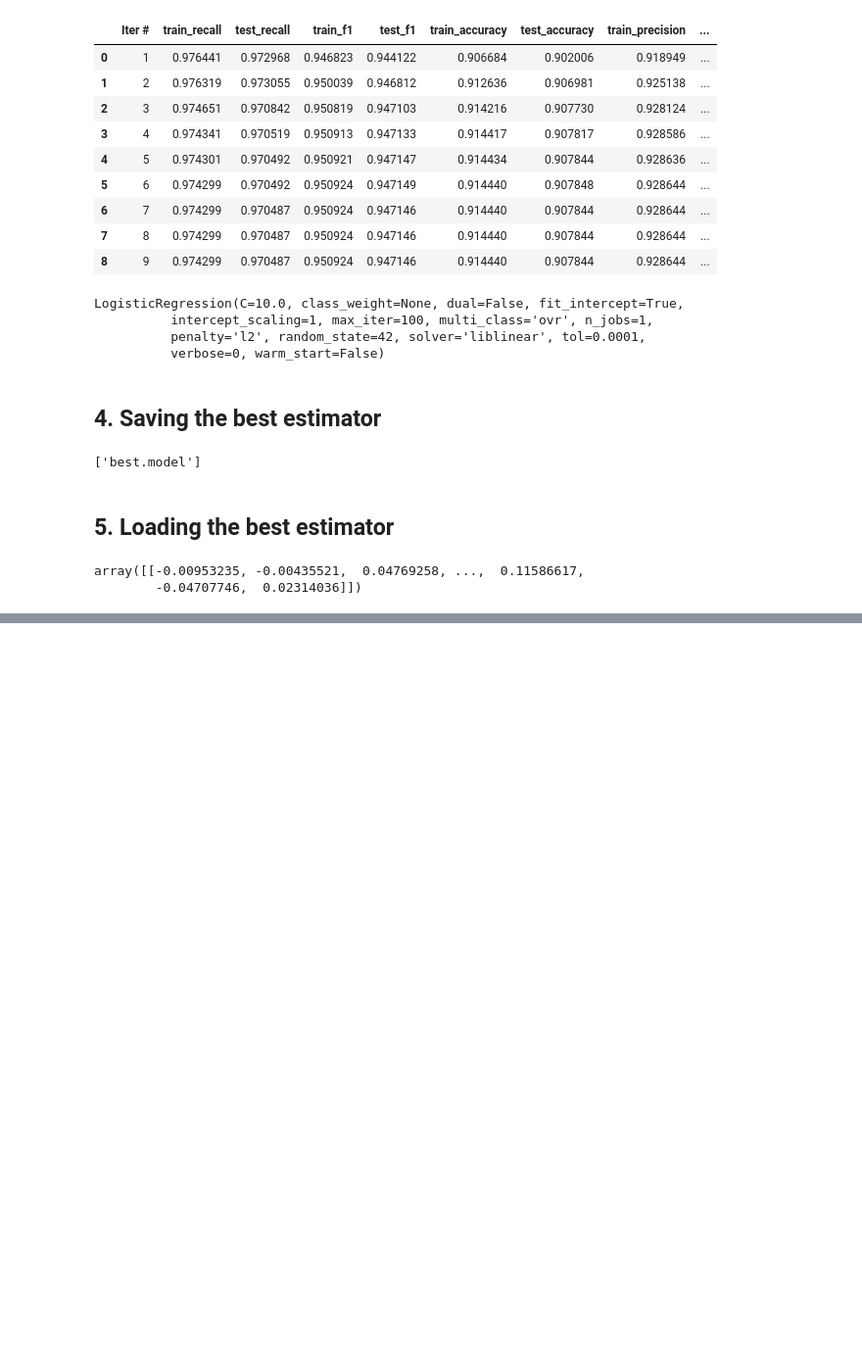
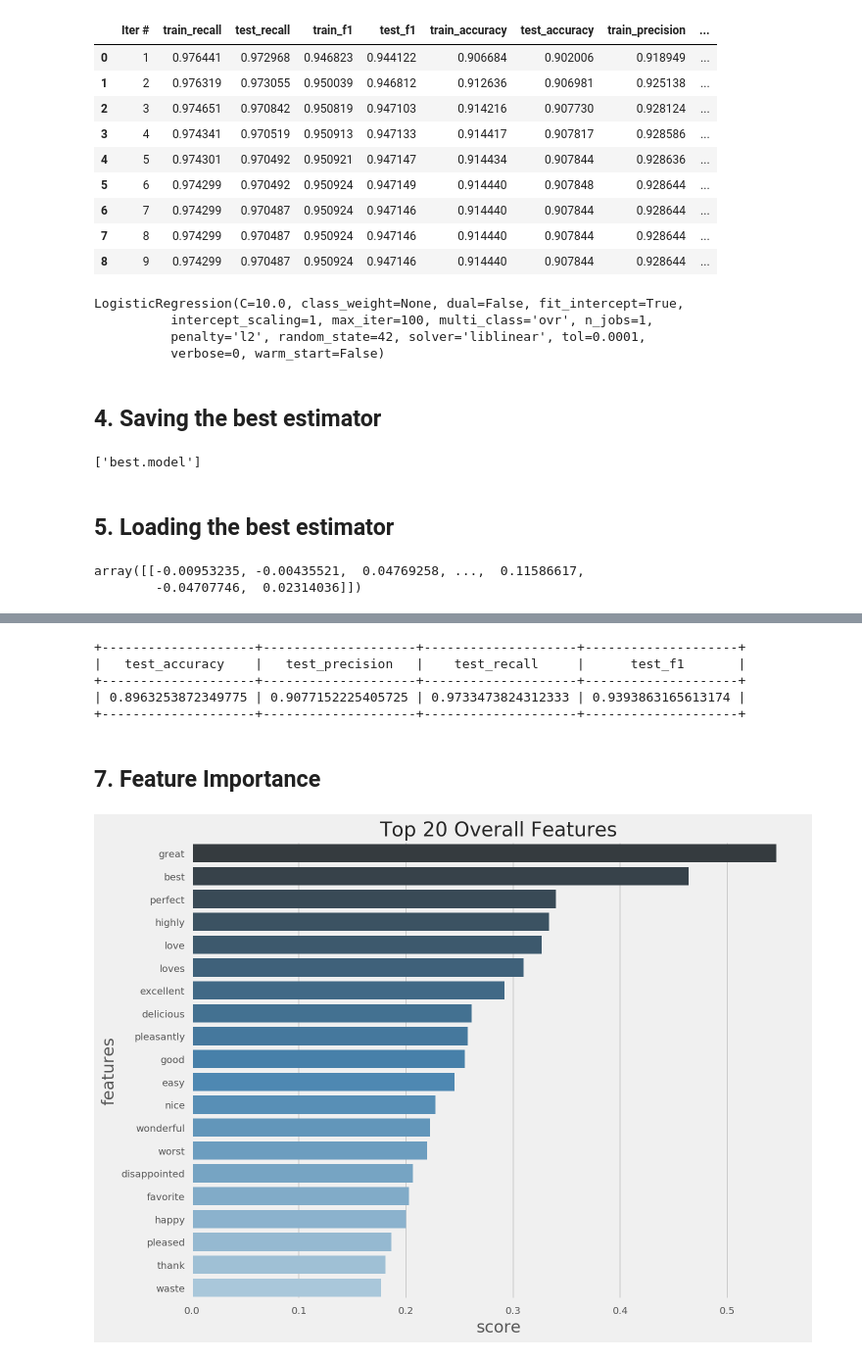
Before and after one commit to MayukhSobo/Amazon-Review----Logistic-Regression, a Jupyter notebook: BOW -- Logistic Regression.ipynb, the cells around one changed output, grey strips where cells are left out. Shown at 98% size. Saved outputs shown, nothing was run; the diff lists cells and outputs as text; code cells hidden in the pictures; blank space fills up the shorter version.

Commit message:
Added the feature importance

```diff
--- a/BOW -- Logistic Regression.ipynb
+++ b/BOW -- Logistic Regression.ipynb
@@ -5,3 +1,13 @@ import sqlite3
+# %%
+import numpy as np
+import pandas as pd
+import sqlite3
+import matplotlib.pyplot as plt
+import seaborn as sns
+import warnings
+plt.rcParams['figure.figsize'] = [10, 8]
+warnings.filterwarnings("ignore", category=FutureWarning)
+%config InlineBackend.figure_format = 'retina'
 # %%
 !ls ../Databases
 # %% [output]
@@ -219,0 +260,41 @@ array([[-0.00953235, -0.00435521,  0.04769258, ...,  0.11586617,
+# %%
+acs = accuracy_score(actuals, preds)
+pre = precision_score(actuals, preds)
+rec = recall_score(actuals, preds)
+f1 = f1_score(actuals, preds)
+
+from prettytable import PrettyTable
+
+x = PrettyTable()
+
+x.field_names = ['test_accuracy', 'test_precision', 'test_recall', 'test_f1']
+x.add_row([acs, pre, rec, f1])
+
+print(x)
+# %% [output]
++--------------------+--------------------+--------------------+--------------------+
+|   test_accuracy    |   test_precision   |    test_recall     |      test_f1       |
++--------------------+--------------------+--------------------+--------------------+
+| 0.8963253872349775 | 0.9077152225405725 | 0.9733473824312333 | 0.9393863165613174 |
++--------------------+--------------------+--------------------+--------------------+
+# %% [markdown]
+## 7. Feature Importance
+# %%
+def get_top_n_features(n, weights, typ='+'):
+    if typ == '+':
+        INDEX_topW = weights.argsort()[::-1][0:n]
+    elif typ == '-':
+        INDEX_topW = weights.argsort()[0:n]
+    topW = weights[INDEX_topW]
+    featureNames = np.array(cunt.get_feature_names())
+    return pd.DataFrame({'features': featureNames[INDEX_topW],
+ 'score': topW})
+# %%
+Wmod = np.abs(clf.coef_).ravel()
+fimp = get_top_n_features(n=20, weights=Wmod)
+# %%
+plt.style.use('fivethirtyeight')
+sns.barplot(y='features', x='score', data=fimp, palette='Blues_d');
+plt.title('Top 20 Overall Features');
+# %% [output]
+[figure, added]
```
Also changed, not shown: parts of 14 cells of this notebook.
